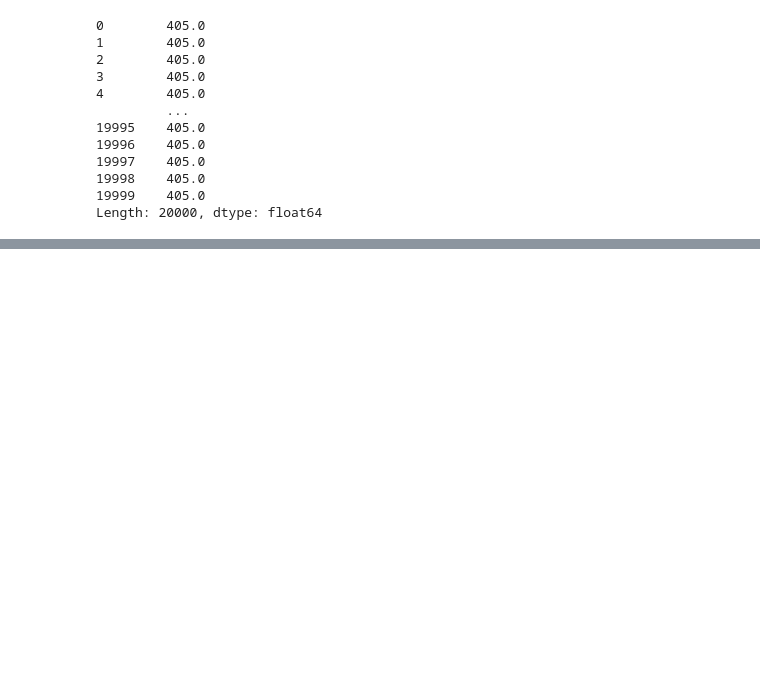
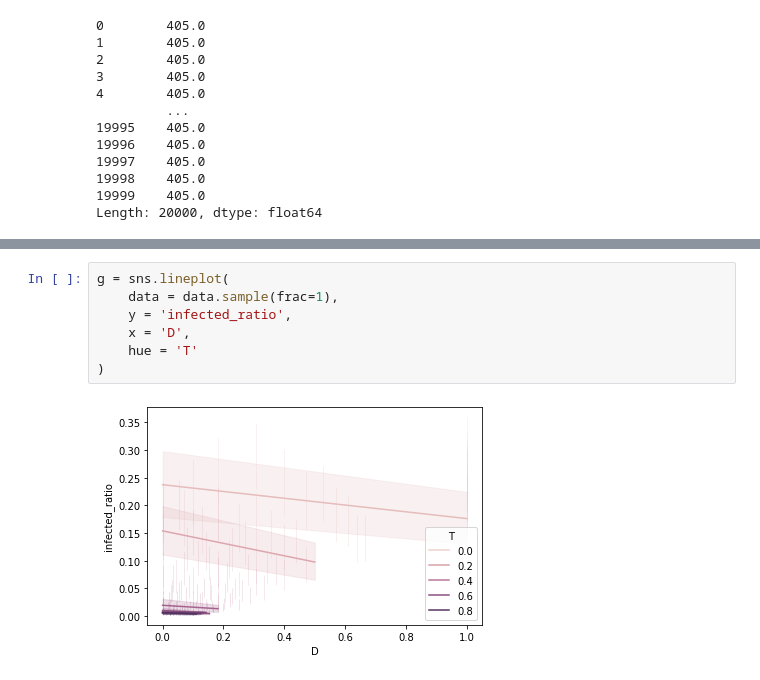
Before and after one commit to sbenthall/privacy-abm, a Jupyter notebook: contact-tracing/code/Python/2D Lattice with Rewiring.ipynb, the cells around one changed output, grey strips where cells are left out. Drawn from its saved outputs; the diff is of its cells as text; blank space fills up the shorter version.

```diff
--- a/contact-tracing/code/Python/2D Lattice with Rewiring.ipynb
+++ b/contact-tracing/code/Python/2D Lattice with Rewiring.ipynb
@@ -412,0 +453,9 @@ Here is the full report generated by latex:
+# %%
+g = sns.lineplot(
+    data = data.sample(frac=1),
+    y = 'infected_ratio',
+    x = 'D',
+    hue = 'T'
+)
+# %% [output]
+[figure, added]
```
Also changed, not shown: parts of 31 cells of this notebook.
